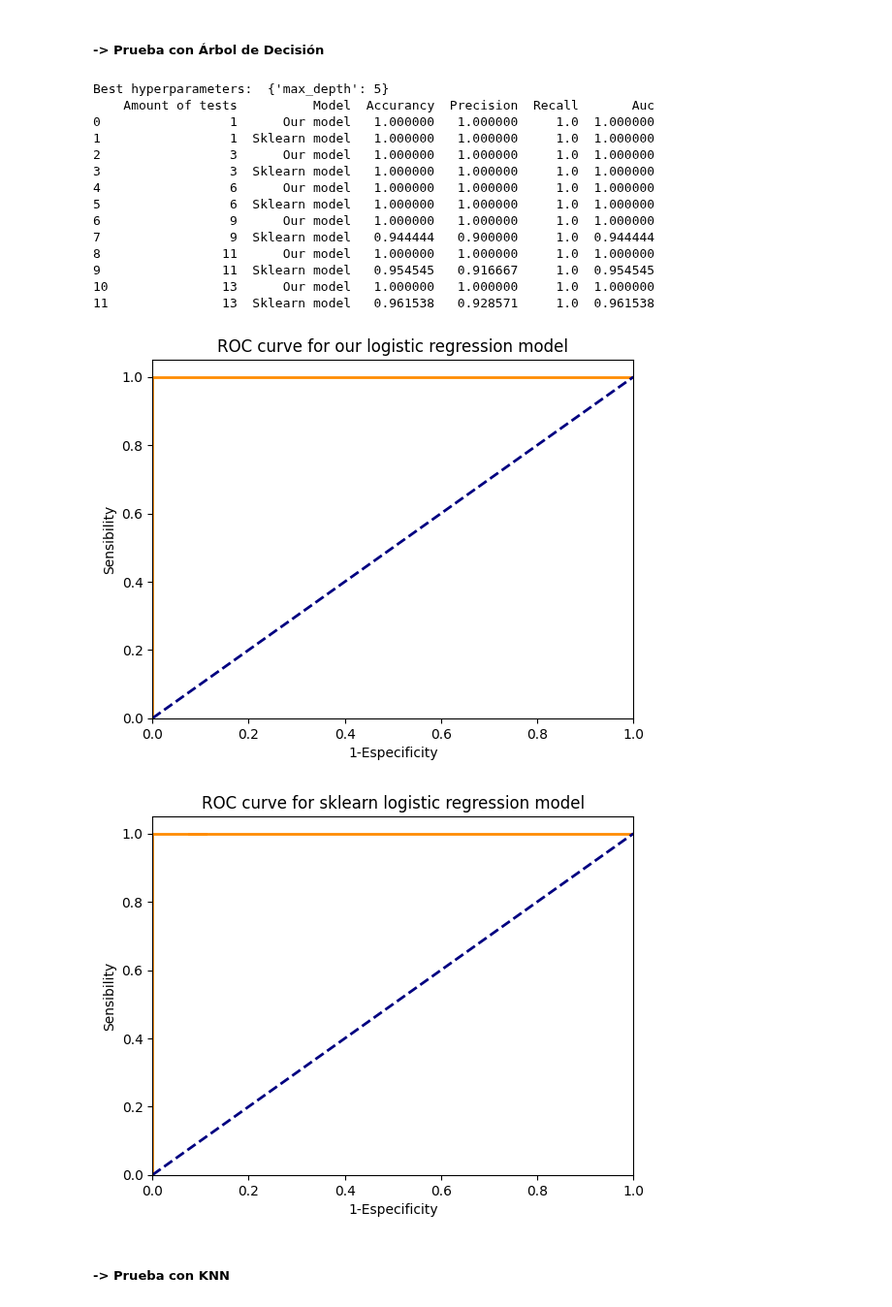
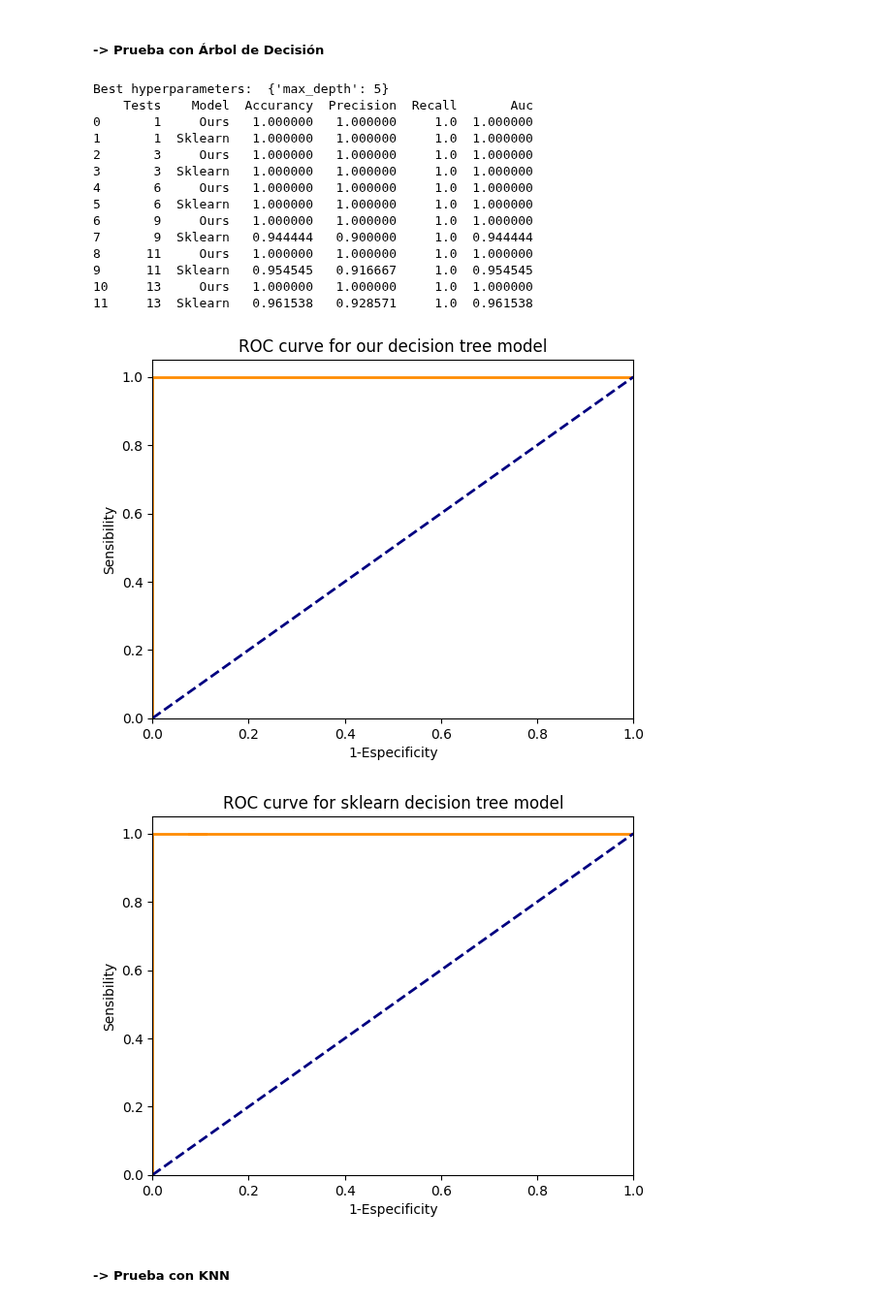
Before and after one commit to JoseDavidSS/Patrones.Project1, a Jupyter notebook: ml_models.ipynb, the cells around one changed output. Shown at 97% size. Cells and saved outputs as stored; diff of their text form; code cells hidden in the pictures.

```diff
--- a/ml_models.ipynb
+++ b/ml_models.ipynb
@@ -589,16 +589,19 @@ for i in range(len(test_percentages)):
 
 
 # display test metric results
-title_row = ['Amount of tests','Model', 'Accurancy', 'Precision', 'Recall', 'Auc']
+title_row = ['Tests','Model', 'Accurancy', 'Precision', 'Recall', 'Auc']
 df_results = pd.DataFrame(columns=title_row)
 
 for i, test_percentage in enumerate(test_percentages):
-    row = [int(test_percentage*num_rows), 'Our model', accurancies['our_model'][i], precisions['our_model'][i], recalls['our_model'][i], aucs['our_model'][i]]
+    row = [int(test_percentage*num_rows), 'Ours', accurancies['our_model'][i], precisions['our_model'][i], recalls['our_model'][i], aucs['our_model'][i]]
     df_results.loc[len(df_results)] = row
-    row = [int(test_percentage*num_rows), 'Sklearn model', accurancies['sklearn_model'][i], precisions['sklearn_model'][i], recalls['sklearn_model'][i], aucs['sklearn_model'][i]]
+    row = [int(test_percentage*num_rows), 'Sklearn', accurancies['sklearn_model'][i], precisions['sklearn_model'][i], recalls['sklearn_model'][i], aucs['sklearn_model'][i]]
     df_results.loc[len(df_results)] = row
 
 print(df_results)
+df_results = df_results.round(3)
+df_results.to_csv('results/Red-Wine-Quality-Logistic-Regression.csv', index=False)
+
 model.plot_roc(fpr_model, tpr_model, 'ROC curve for our logistic regression model')
 model.plot_roc(fpr_sk, tpr_sk, 'ROC curve for sklearn logistic regression model')
 # %% [output]
@@ -746,7 +751,7 @@ num_rows = min(X0_test.shape[0], X1_test.shape[0])
 
 # Get the best model hyperparameters
 model = OurKNearestNeighbors()
-param_grid = {'n_neighbors': [5, 7, 9, 11]}
+param_grid = {'n_neighbors': [5, 7, 9, 11, 15, 25, 30, 35, 40]}
 grid_search = GridSearchCV(model, param_grid, cv=5, error_score='raise')
 grid_search.fit(X_train.values, y_train.values)
 
@@ -820,16 +825,19 @@ for i in range(len(test_percentages)):
     aucs['our_model'].append(auc_i)
 
 # display test metric results
-title_row = ['Amount of tests','Model', 'Accurancy', 'Precision', 'Recall', 'Auc']
+title_row = ['Tests','Model', 'Accurancy', 'Precision', 'Recall', 'Auc']
 df_results = pd.DataFrame(columns=title_row)
 
 for i, test_percentage in enumerate(test_percentages):
-    row = [int(test_percentage*num_rows), 'Our model', accurancies['our_model'][i], precisions['our_model'][i], recalls['our_model'][i], aucs['our_model'][i]]
+    row = [int(test_percentage*num_rows), 'Ours', accurancies['our_model'][i], precisions['our_model'][i], recalls['our_model'][i], aucs['our_model'][i]]
     df_results.loc[len(df_results)] = row
-    row = [int(test_percentage*num_rows), 'Sklearn model', accurancies['sklearn_model'][i], precisions['sklearn_model'][i], recalls['sklearn_model'][i], aucs['sklearn_model'][i]]
+    row = [int(test_percentage*num_rows), 'Sklearn', accurancies['sklearn_model'][i], precisions['sklearn_model'][i], recalls['sklearn_model'][i], aucs['sklearn_model'][i]]
     df_results.loc[len(df_results)] = row
 
 print(df_results)
+df_results = df_results.round(3)
+df_results.to_csv('results/Red-Wine-Quality-KNN.csv', index=False)
+
 model.plot_roc(fpr_model, tpr_model, 'ROC curve for our KNN model')
 model.plot_roc(fpr_sk, tpr_sk, 'ROC curve for sklearn KNN model')
 # %% [output]
@@ -1097,16 +1105,19 @@ for i in range(len(test_percentages)):
     aucs['our_model'].append(auc_i)
 
 # display test metric results
-title_row = ['Amount of tests','Model', 'Accurancy', 'Precision', 'Recall', 'Auc']
+title_row = ['Tests','Model', 'Accurancy', 'Precision', 'Recall', 'Auc']
 df_results = pd.DataFrame(columns=title_row)
 
 for i, test_percentage in enumerate(test_percentages):
-    row = [int(test_percentage*num_rows), 'Our model', accurancies['our_model'][i], precisions['our_model'][i], recalls['our_model'][i], aucs['our_model'][i]]
+    row = [int(test_percentage*num_rows), 'Ours', accurancies['our_model'][i], precisions['our_model'][i], recalls['our_model'][i], aucs['our_model'][i]]
     df_results.loc[len(df_results)] = row
-    row = [int(test_percentage*num_rows), 'Sklearn model', accurancies['sklearn_model'][i], precisions['sklearn_model'][i], recalls['sklearn_model'][i], aucs['sklearn_model'][i]]
+    row = [int(test_percentage*num_rows), 'Sklearn', accurancies['sklearn_model'][i], precisions['sklearn_model'][i], recalls['sklearn_model'][i], aucs['sklearn_model'][i]]
     df_results.loc[len(df_results)] = row
 
 print(df_results)
+df_results = df_results.round(3)
+df_results.to_csv('results/Architecture1-Logistic-Regression.csv', index=False)
+
 model.plot_roc(fpr_model, tpr_model, 'ROC curve for our logistic regression model')
 model.plot_roc(fpr_sk, tpr_sk, 'ROC curve for sklearn logistic regression model')
 # %% [output]
@@ -1191,55 +1202,56 @@ for test_percentage in test_percentages:
     recalls['sklearn_model'].append(model.recall(y_pred_i, y_test_i.values.astype(int)))
 
 
 # draw ROC curve
 fpr_model = np.array([0., 1.])
 tpr_model = np.array([0., 1.])
 fpr_sk = np.array([0., 1.])
 tpr_sk = np.array([0., 1.])
 aucs = {'our_model': [], 'sklearn_model': []}
 for i in range(len(test_percentages)):
     fpr_i, tpr_i, auc_i = model.auc(y_preds['sklearn_model'][i], y_tests['sklearn_model'][i])
     fpr_sk = np.insert(fpr_sk, -1, fpr_i[1])
     tpr_sk = np.insert(tpr_sk, -1, tpr_i[1])
     aucs['sklearn_model'].append(auc_i)
 
     fpr_i, tpr_i, auc_i = model.auc(y_preds['our_model'][i], y_tests['our_model'][i])
     fpr_model = np.insert(fpr_model, -1, fpr_i[1])
     tpr_model = np.insert(tpr_model, -1, tpr_i[1])
     aucs['our_model'].append(auc_i)
 
-
-
 # display test metric results
-title_row = ['Amount of tests','Model', 'Accurancy', 'Precision', 'Recall', 'Auc']
+title_row = ['Tests','Model', 'Accurancy', 'Precision', 'Recall', 'Auc']
 df_results = pd.DataFrame(columns=title_row)
 
 for i, test_percentage in enumerate(test_percentages):
-    row = [int(test_percentage*num_rows), 'Our model', accurancies['our_model'][i], precisions['our_model'][i], recalls['our_model'][i], aucs['our_model'][i]]
+    row = [int(test_percentage*num_rows), 'Ours', accurancies['our_model'][i], precisions['our_model'][i], recalls['our_model'][i], aucs['our_model'][i]]
     df_results.loc[len(df_results)] = row
-    row = [int(test_percentage*num_rows), 'Sklearn model', accurancies['sklearn_model'][i], precisions['sklearn_model'][i], recalls['sklearn_model'][i], aucs['sklearn_model'][i]]
+    row = [int(test_percentage*num_rows), 'Sklearn', accurancies['sklearn_model'][i], precisions['sklearn_model'][i], recalls['sklearn_model'][i], aucs['sklearn_model'][i]]
     df_results.loc[len(df_results)] = row
 
 print(df_results)
-model.plot_roc(fpr_model, tpr_model, 'ROC curve for our logistic regression model')
-model.plot_roc(fpr_sk, tpr_sk, 'ROC curve for sklearn logistic regression model')
+df_results = df_results.round(3)
+df_results.to_csv('results/Architecture1-Decision-Tree.csv', index=False)
+
+model.plot_roc(fpr_model, tpr_model, 'ROC curve for our decision tree model')
+model.plot_roc(fpr_sk, tpr_sk, 'ROC curve for sklearn decision tree model')
 # %% [output]
 Best hyperparameters:  {'max_depth': 5}
-    Amount of tests          Model  Accurancy  Precision  Recall       Auc
-0                 1      Our model   1.000000   1.000000     1.0  1.000000
-1                 1  Sklearn model   1.000000   1.000000     1.0  1.000000
-2                 3      Our model   1.000000   1.000000     1.0  1.000000
-3                 3  Sklearn model   1.000000   1.000000     1.0  1.000000
-4                 6      Our model   1.000000   1.000000     1.0  1.000000
-5                 6  Sklearn model   1.000000   1.000000     1.0  1.000000
-6                 9      Our model   1.000000   1.000000     1.0  1.000000
-7                 9  Sklearn model   0.944444   0.900000     1.0  0.944444
-8                11      Our model   1.000000   1.000000     1.0  1.000000
-9                11  Sklearn model   0.954545   0.916667     1.0  0.954545
-10               13      Our model   1.000000   1.000000     1.0  1.000000
-11               13  Sklearn model   0.961538   0.928571     1.0  0.961538
+    Tests    Model  Accurancy  Precision  Recall       Auc
+0       1     Ours   1.000000   1.000000     1.0  1.000000
+1       1  Sklearn   1.000000   1.000000     1.0  1.000000
+2       3     Ours   1.000000   1.000000     1.0  1.000000
+3       3  Sklearn   1.000000   1.000000     1.0  1.000000
+4       6     Ours   1.000000   1.000000     1.0  1.000000
+5       6  Sklearn   1.000000   1.000000     1.0  1.000000
+6       9     Ours   1.000000   1.000000     1.0  1.000000
+7       9  Sklearn   0.944444   0.900000     1.0  0.944444
+8      11     Ours   1.000000   1.000000     1.0  1.000000
+9      11  Sklearn   0.954545   0.916667     1.0  0.954545
+10     13     Ours   1.000000   1.000000     1.0  1.000000
+11     13  Sklearn   0.961538   0.928571     1.0  0.961538
-[figure, old version]
+[figure, new version]
-[figure, old version]
+[figure, new version]
 # %% [markdown]
 #####    -> Prueba con KNN
 # %%
```
Also changed, not shown: parts of 8 cells of this notebook.
